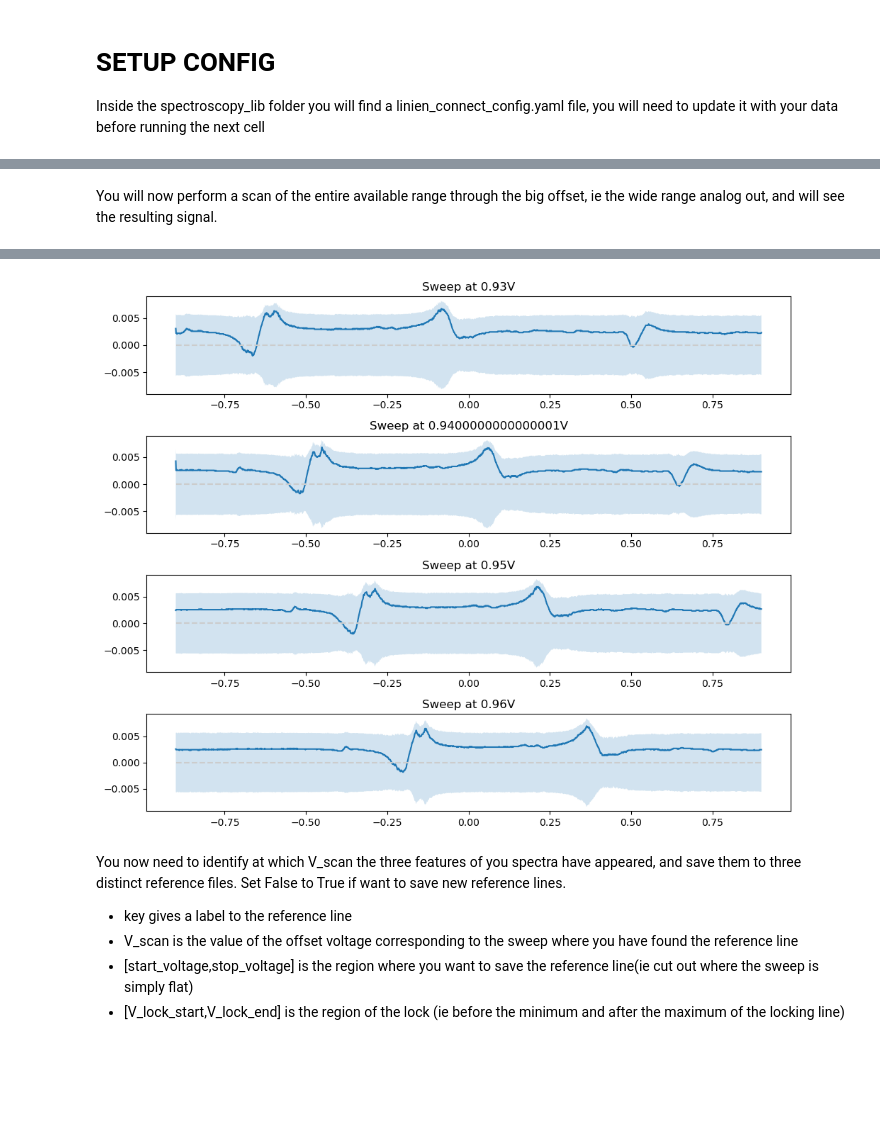
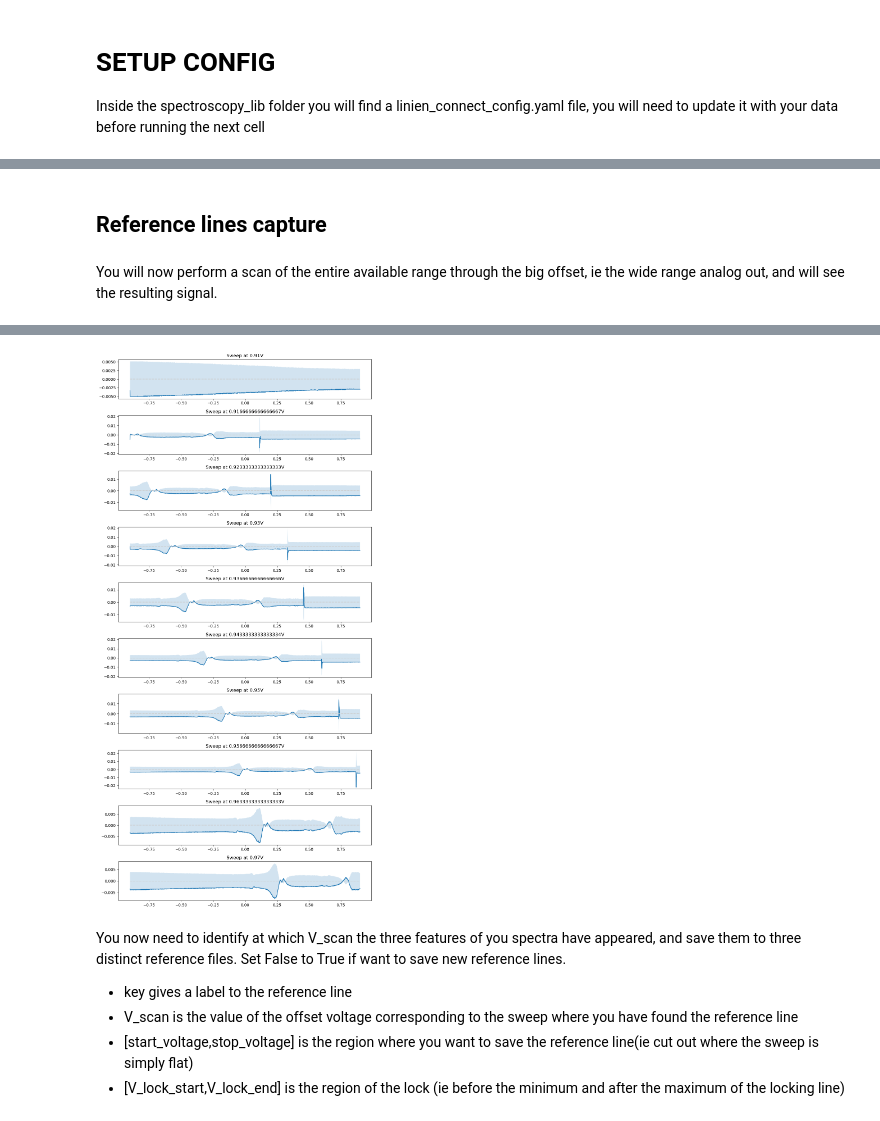
Before and after one commit to jack00look/RP_Spectroscopy, a Jupyter notebook: Notebook_Serafini.ipynb, the cells around one changed output, grey strips where cells are left out. Cells and saved outputs as stored; diff of their text form; code cells hidden in the pictures; blank space fills up the shorter version.

```diff
--- a/Notebook_Serafini.ipynb
+++ b/Notebook_Serafini.ipynb
@@ -10,5 +12,5 @@ from spectroscopy_lib.LaserLockController import LaserLockController
 Inside the spectroscopy_lib folder you will find a linien_connect_config.yaml file, you will need to update it with your data before running the next cell
 # %%
 RP_interface = LinienHardwareInterface()
-RP_interface.set_debug_mode()
+#RP_interface.set_debug_mode()
 # %% [output]
@@ -56,6 +65,8 @@ RP_controller = LaserLockController(RP_interface)
+# %% [markdown]
+## Reference lines capture
 # %% [markdown]
 You will now perform a scan of the entire available range through the big offset, ie the wide range analog out, and will see the resulting signal.
 # %%
 RP_controller.hardware_interface.unset_debug_mode()
-RP_controller.scan_lines(start_voltage= 0.93, stop_voltage= 0.96, num_points= 4)
+RP_controller.scan_lines(start_voltage= 0.91, stop_voltage= 0.97, num_points= 10)
 # %% [output]
@@ -65,4 +90,4 @@ Scanning at voltage 0.960V (4/4) [##########] (6.66s) Done!
-[figure, old version]
+[figure, new version]
 # %% [markdown]
 You now need to identify at which V_scan the three features of you spectra have appeared, and save them to three distinct reference files.
 Set False to True if want to save new reference lines.
```
Also changed, not shown: parts of 17 cells of this notebook, 8 other files.
